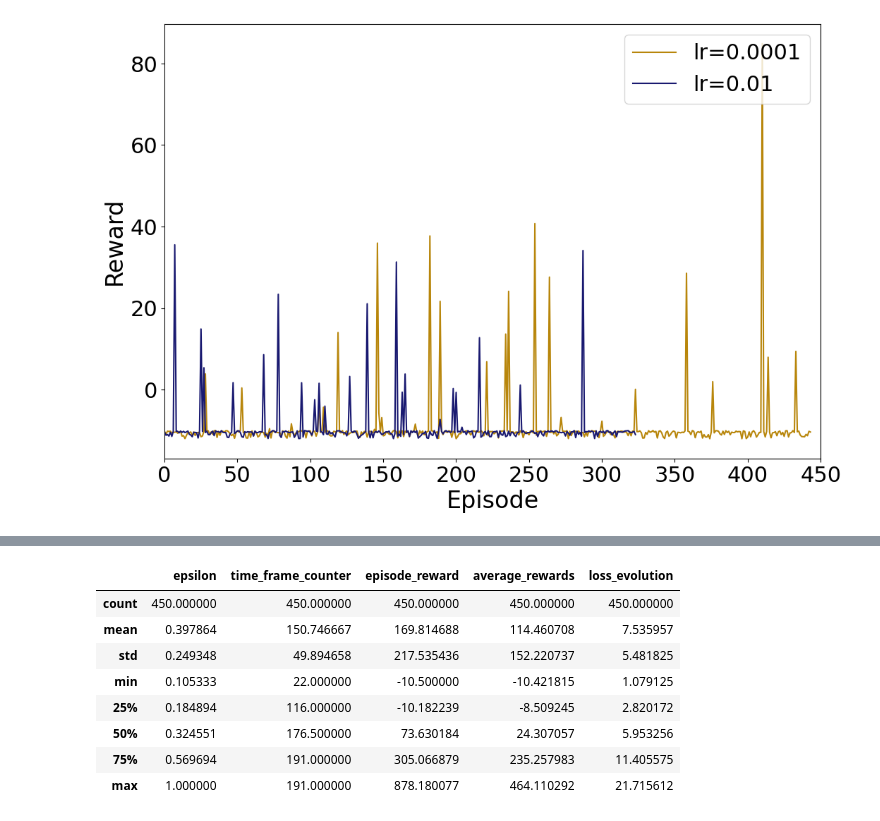
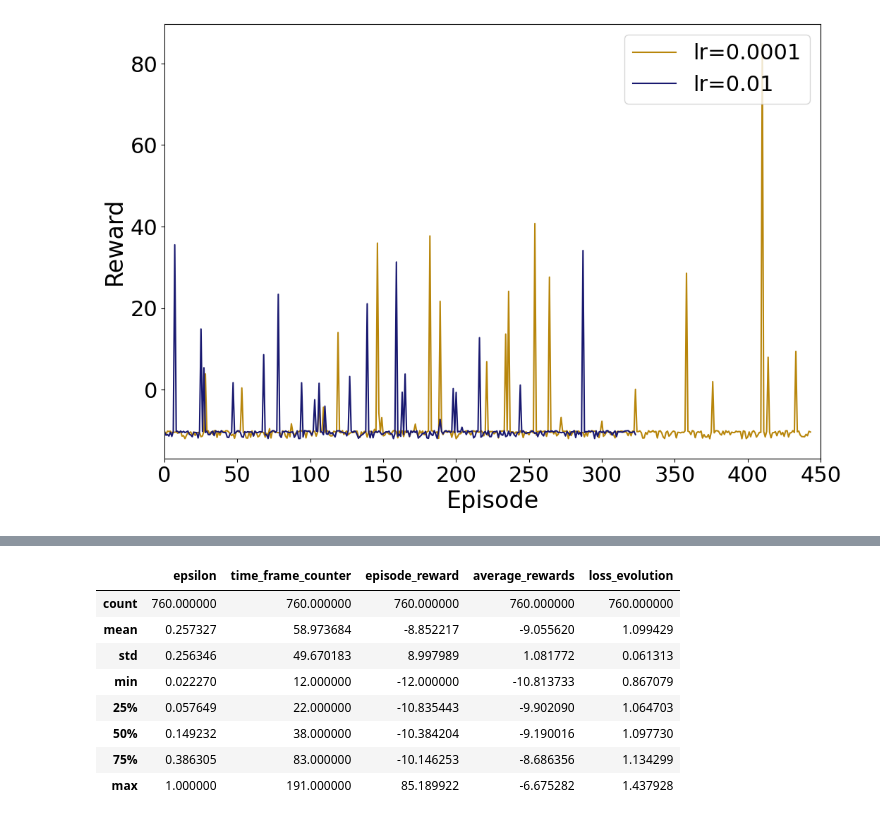
Before and after one commit to albert-queralto/car_racing_rl, a Jupyter notebook: notebooks/vqc_analysis.ipynb, the cells around one changed output, grey strips where cells are left out. Drawn from its saved outputs; the diff is of its cells as text; code cells hidden in the pictures.

```diff
--- a/notebooks/vqc_analysis.ipynb
+++ b/notebooks/vqc_analysis.ipynb
@@ -297,2 +327,14 @@ df_gas1 = df_gas1[keep_cols]
+# %%
+path_7 = r"/home/docker/car_racing/models/QDQN_6" # layers 64
+# %%
+file_layers64 = os.path.join(path_7, "2024-04-26 15:35:01.612891_DQN_training_results.json")
+
+with open(file_layers64, "r") as f:
+    data_layers64 = json.load(f)
+# %%
+data_layers64 = convert_data(data_layers64)
+df_layers64 = pd.DataFrame(data_layers64)
+# %%
+df_layers64 = df_layers64[keep_cols]
 # %%
 plt.figure(figsize=(12, 8))
@@ -318,12 +380,12 @@ plt.show()
 # %%
-df_gas1.describe()
+df_layers64.describe()
 # %% [output]
 |  | epsilon | time_frame_counter | episode_reward | average_rewards | loss_evolution |
-| count | 450.000000 | 450.000000 | 450.000000 | 450.000000 | 450.000000 |
-| mean | 0.397864 | 150.746667 | 169.814688 | 114.460708 | 7.535957 |
-| std | 0.249348 | 49.894658 | 217.535436 | 152.220737 | 5.481825 |
-| min | 0.105333 | 22.000000 | -10.500000 | -10.421815 | 1.079125 |
-| 25% | 0.184894 | 116.000000 | -10.182239 | -8.509245 | 2.820172 |
-| 50% | 0.324551 | 176.500000 | 73.630184 | 24.307057 | 5.953256 |
-| 75% | 0.569694 | 191.000000 | 305.066879 | 235.257983 | 11.405575 |
-| max | 1.000000 | 191.000000 | 878.180077 | 464.110292 | 21.715612 |
+| count | 760.000000 | 760.000000 | 760.000000 | 760.000000 | 760.000000 |
+| mean | 0.257327 | 58.973684 | -8.852217 | -9.055620 | 1.099429 |
+| std | 0.256346 | 49.670183 | 8.997989 | 1.081772 | 0.061313 |
+| min | 0.022270 | 12.000000 | -12.000000 | -10.813733 | 0.867079 |
+| 25% | 0.057649 | 22.000000 | -10.835443 | -9.902090 | 1.064703 |
+| 50% | 0.149232 | 38.000000 | -10.384204 | -9.190016 | 1.097730 |
+| 75% | 0.386305 | 83.000000 | -10.146253 | -8.686356 | 1.134299 |
+| max | 1.000000 | 191.000000 | 85.189922 | -6.675282 | 1.437928 |
```
Also changed, not shown: parts of 20 cells of this notebook.
